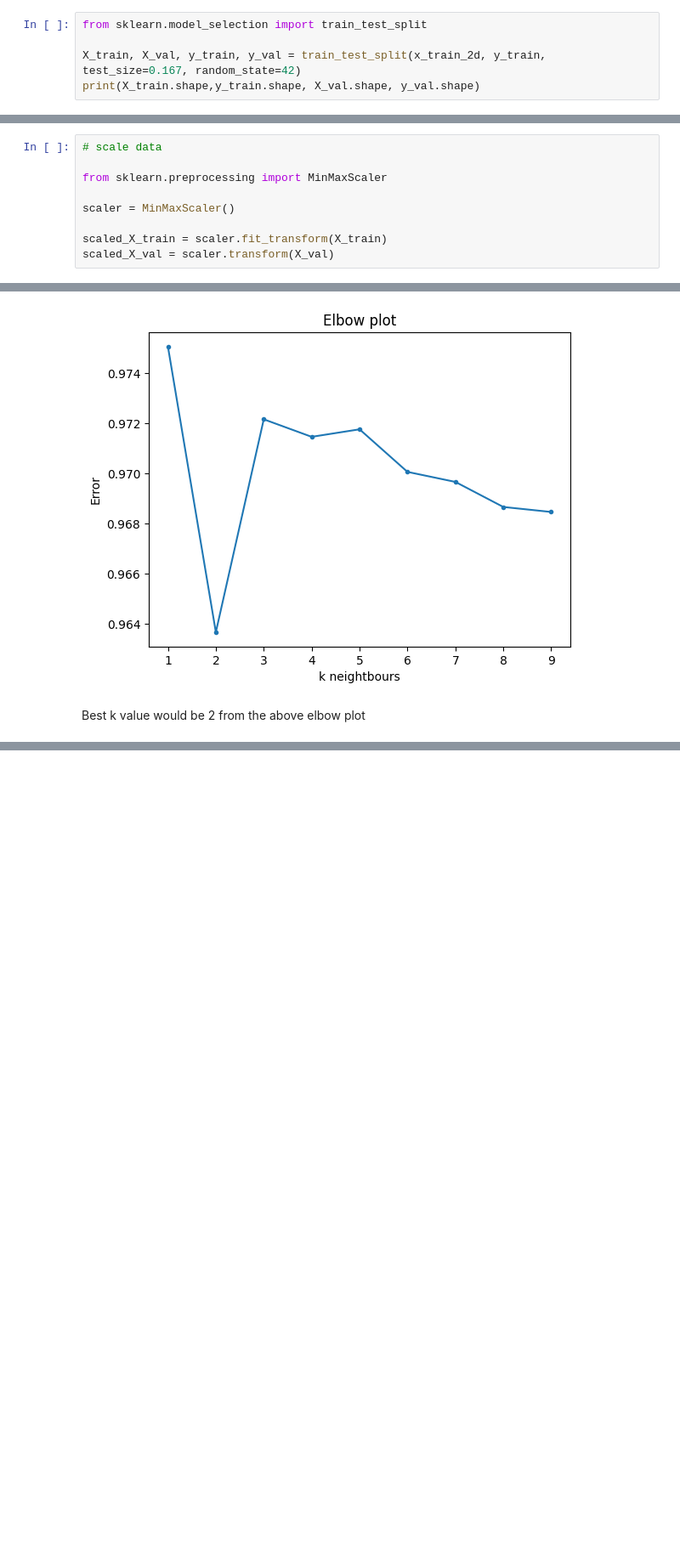
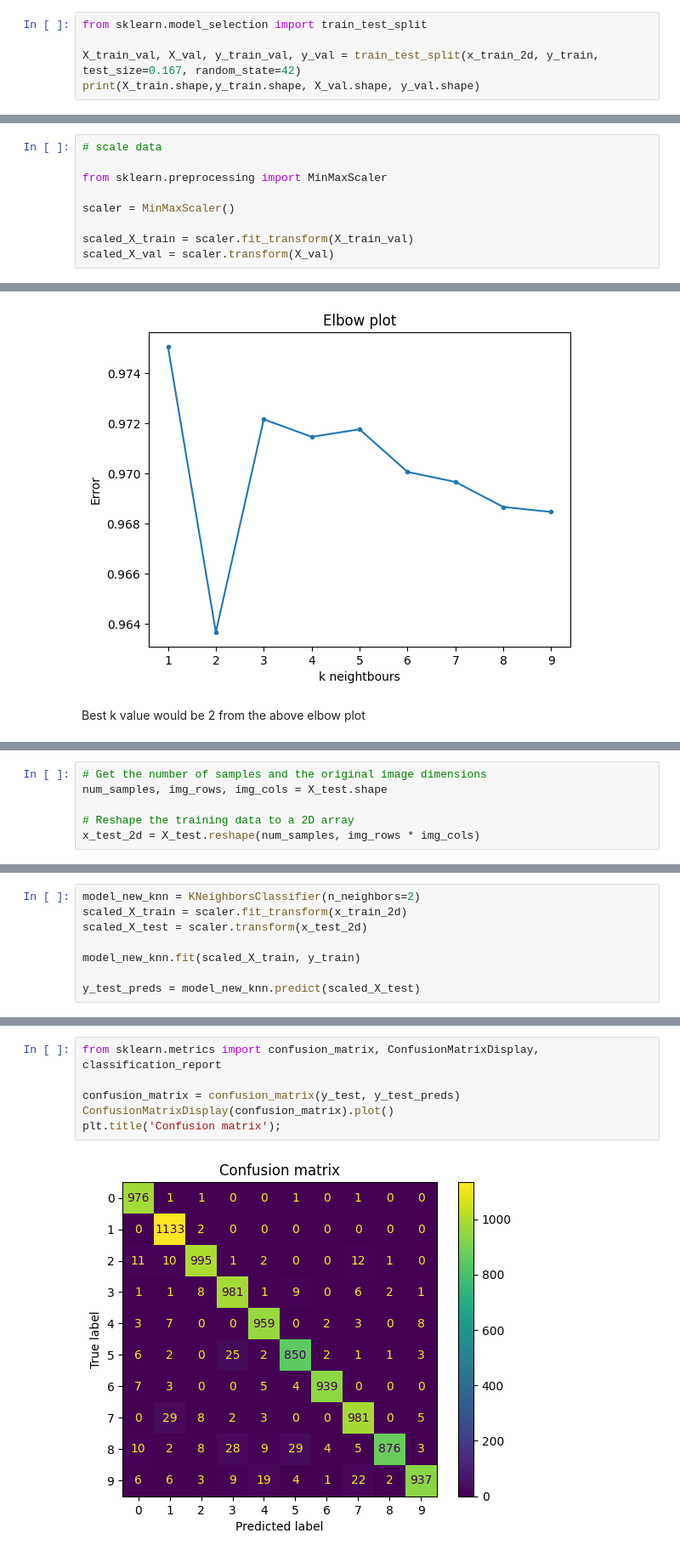
Before and after one commit to CyrilleKolle/Machine-Learning-Cyrille-Ngide, a Jupyter notebook: exercices/knn.ipynb, the cells around one changed output, grey strips where cells are left out. Shown at 85% size. Drawn from its saved outputs; the diff is of its cells as text; blank space fills up the shorter version.

```diff
--- a/exercices/knn.ipynb
+++ b/exercices/knn.ipynb
@@ -161,6 +161,6 @@ As you already have training data and testing data, do a split on the training d
 # %%
 from sklearn.model_selection import train_test_split
 
-X_train, X_val, y_train, y_val = train_test_split(x_train_2d, y_train, test_size=0.167, random_state=42)
+X_train_val, X_val, y_train_val, y_val = train_test_split(x_train_2d, y_train, test_size=0.167, random_state=42)
 print(X_train.shape,y_train.shape, X_val.shape, y_val.shape)
 # %% [output]
@@ -176,7 +176,7 @@ from sklearn.preprocessing import MinMaxScaler
 
 scaler = MinMaxScaler()
 
-scaled_X_train = scaler.fit_transform(X_train)
+scaled_X_train = scaler.fit_transform(X_train_val)
 scaled_X_val = scaler.transform(X_val)
 # %%
 from sklearn.metrics import accuracy_score
@@ -202,0 +219,6 @@ Best k value would be 2 from the above elbow plot
+# %%
+# Get the number of samples and the original image dimensions
+num_samples, img_rows, img_cols = X_test.shape
+
+# Reshape the training data to a 2D array
+x_test_2d = X_test.reshape(num_samples, img_rows * img_cols)
@@ -202,0 +229,8 @@ Best k value would be 2 from the above elbow plot
+# %%
+model_new_knn = KNeighborsClassifier(n_neighbors=2)
+scaled_X_train = scaler.fit_transform(x_train_2d)
+scaled_X_test = scaler.transform(x_test_2d)
+
+model_new_knn.fit(scaled_X_train, y_train)
+
+y_test_preds = model_new_knn.predict(scaled_X_test)
@@ -202,0 +251,8 @@ Best k value would be 2 from the above elbow plot
+# %%
+from sklearn.metrics import confusion_matrix, ConfusionMatrixDisplay, classification_report
+
+confusion_matrix = confusion_matrix(y_test, y_test_preds)
+ConfusionMatrixDisplay(confusion_matrix).plot()
+plt.title('Confusion matrix');
+# %% [output]
+[figure, added]
```
Also changed, not shown: parts of 14 cells of this notebook.
